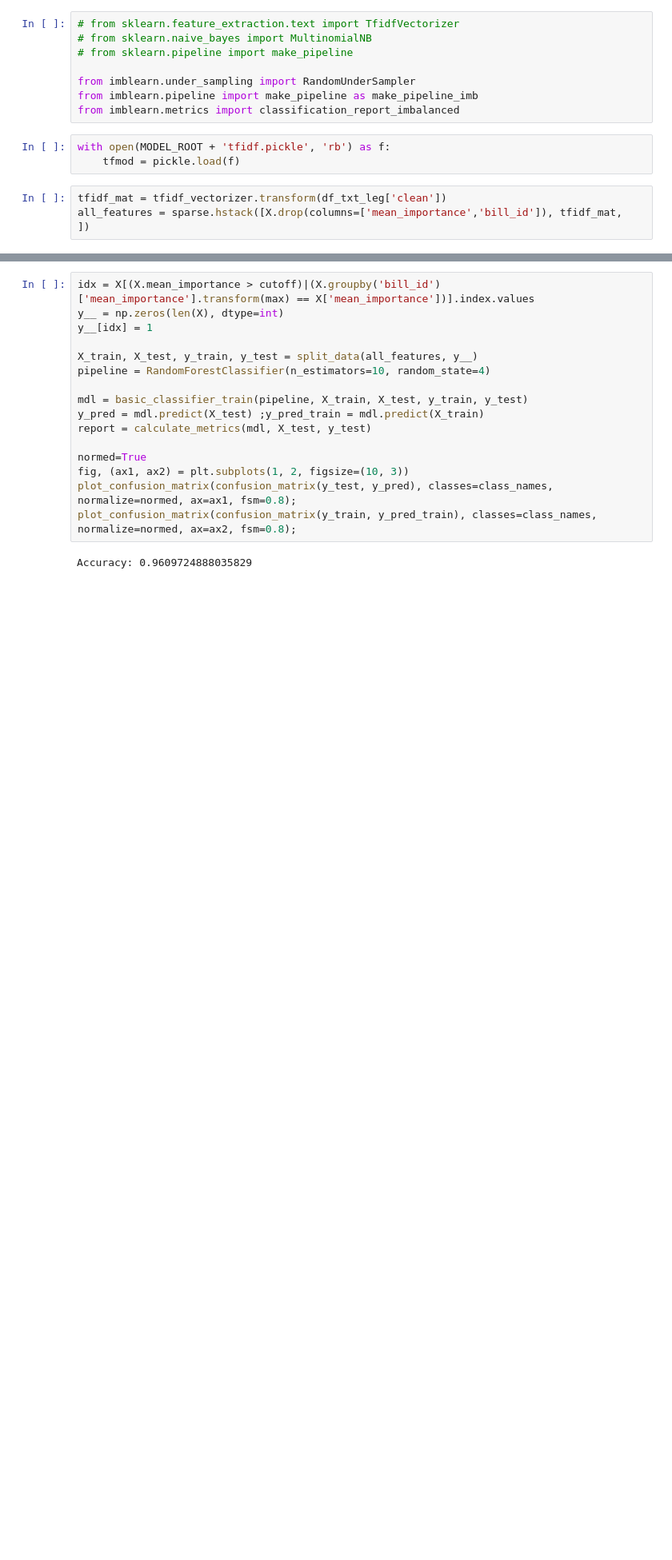
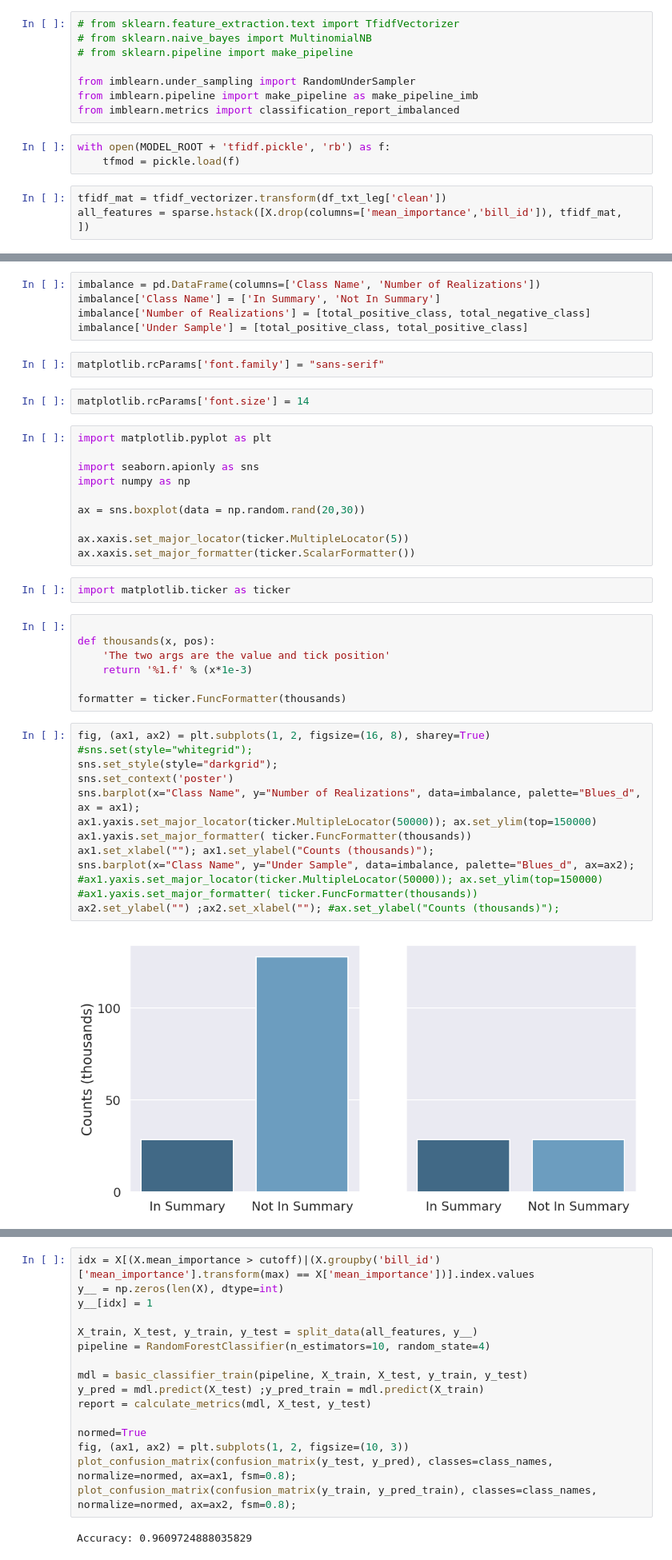
Before and after one commit to GitDavid/billuminate, a Jupyter notebook: src/notebooks/model-somewhere-in-here-linux-Copy1.ipynb, the cells around one changed output, grey strips where cells are left out. Shown at 80% size. Drawn from its saved outputs; the diff is of its cells as text; blank space fills up the shorter version.

```diff
--- a/src/notebooks/model-somewhere-in-here-linux-Copy1.ipynb
+++ b/src/notebooks/model-somewhere-in-here-linux-Copy1.ipynb
@@ -1413,0 +1431,43 @@ all_features = sparse.hstack([X.drop(columns=['mean_importance','bill_id']), tfi
+# %%
+imbalance = pd.DataFrame(columns=['Class Name', 'Number of Realizations'])
+imbalance['Class Name'] = ['In Summary', 'Not In Summary']
+imbalance['Number of Realizations'] = [total_positive_class, total_negative_class]
+imbalance['Under Sample'] = [total_positive_class, total_positive_class]
+# %%
+matplotlib.rcParams['font.family'] = "sans-serif"
+# %%
+matplotlib.rcParams['font.size'] = 14
+# %%
+import matplotlib.pyplot as plt
+
+import seaborn.apionly as sns
+import numpy as np
+
+ax = sns.boxplot(data = np.random.rand(20,30))
+
+ax.xaxis.set_major_locator(ticker.MultipleLocator(5))
+ax.xaxis.set_major_formatter(ticker.ScalarFormatter())
+# %%
+import matplotlib.ticker as ticker
+# %%
+
+def thousands(x, pos):
+    'The two args are the value and tick position'
+    return '%1.f' % (x*1e-3)
+
+formatter = ticker.FuncFormatter(thousands)
+# %%
+fig, (ax1, ax2) = plt.subplots(1, 2, figsize=(16, 8), sharey=True)
+#sns.set(style="whitegrid");
+sns.set_style(style="darkgrid");
+sns.set_context('poster')
+sns.barplot(x="Class Name", y="Number of Realizations", data=imbalance, palette="Blues_d", ax = ax1);
+ax1.yaxis.set_major_locator(ticker.MultipleLocator(50000)); ax.set_ylim(top=150000)
+ax1.yaxis.set_major_formatter( ticker.FuncFormatter(thousands))
+ax1.set_xlabel(""); ax1.set_ylabel("Counts (thousands)");
+sns.barplot(x="Class Name", y="Under Sample", data=imbalance, palette="Blues_d", ax=ax2);
+#ax1.yaxis.set_major_locator(ticker.MultipleLocator(50000)); ax.set_ylim(top=150000)
+#ax1.yaxis.set_major_formatter( ticker.FuncFormatter(thousands))
+ax2.set_ylabel("") ;ax2.set_xlabel(""); #ax.set_ylabel("Counts (thousands)");
+# %% [output]
+[figure, added]
```
Also changed, not shown: parts of 18 cells of this notebook.
